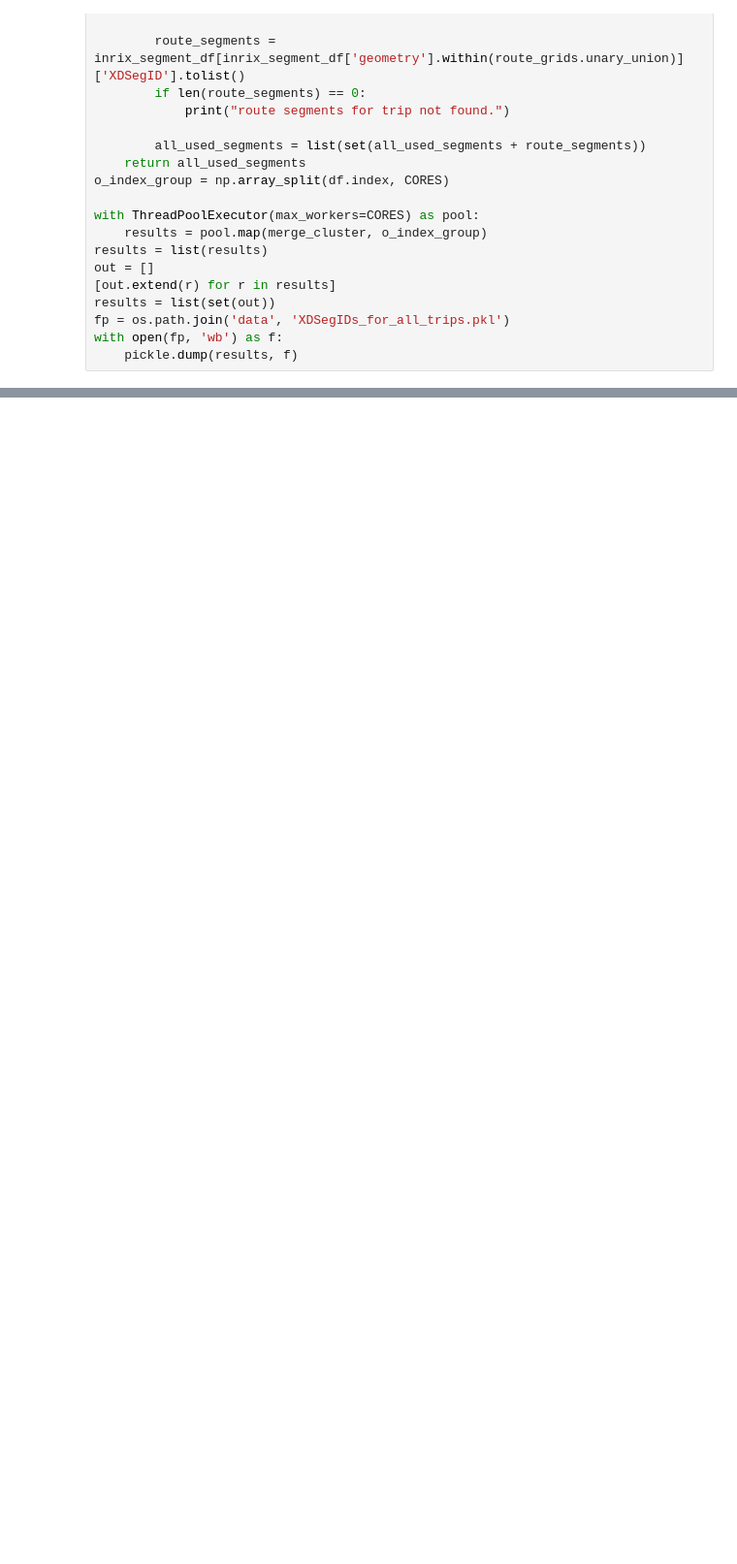
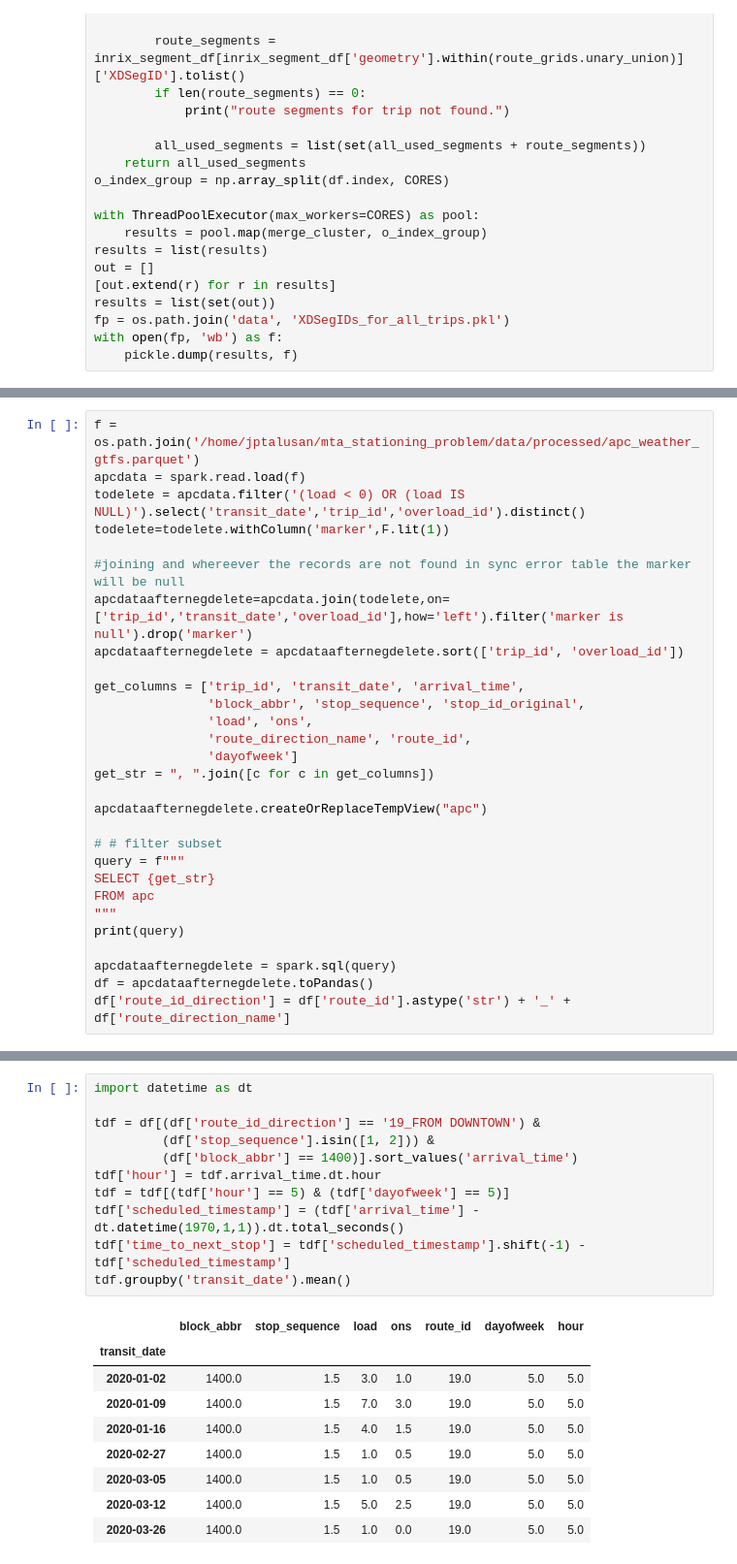
Before and after one commit to jptalusan/wego_occupancy_clean, a Jupyter notebook: notebooks/data_generation.ipynb, the cells around one changed output, grey strips where cells are left out. Shown at 97% size. Cells and saved outputs as stored; diff of their text form; blank space fills up the shorter version.

```diff
--- a/notebooks/data_generation.ipynb
+++ b/notebooks/data_generation.ipynb
@@ -177,0 +191,29 @@ with open(fp, 'wb') as f:
+# %%
+f = os.path.join('/home/jptalusan/mta_stationing_problem/data/processed/apc_weather_gtfs.parquet')
+apcdata = spark.read.load(f)
+todelete = apcdata.filter('(load < 0) OR (load IS NULL)').select('transit_date','trip_id','overload_id').distinct()
+todelete=todelete.withColumn('marker',F.lit(1))
+
+#joining and whereever the records are not found in sync error table the marker will be null
+apcdataafternegdelete=apcdata.join(todelete,on=['trip_id','transit_date','overload_id'],how='left').filter('marker is null').drop('marker')
+apcdataafternegdelete = apcdataafternegdelete.sort(['trip_id', 'overload_id'])
+
+get_columns = ['trip_id', 'transit_date', 'arrival_time',
+               'block_abbr', 'stop_sequence', 'stop_id_original',
+               'load', 'ons',
+               'route_direction_name', 'route_id',
+               'dayofweek']
+get_str = ", ".join([c for c in get_columns])
+
+apcdataafternegdelete.createOrReplaceTempView("apc")
+
+# # filter subset
+query = f"""
+SELECT {get_str}
+FROM apc
+"""
+print(query)
+
+apcdataafternegdelete = spark.sql(query)
+df = apcdataafternegdelete.toPandas()
+df['route_id_direction'] = df['route_id'].astype('str') + '_' + df['route_direction_name']
@@ -177,0 +252,21 @@ with open(fp, 'wb') as f:
+# %%
+import datetime as dt
+
+tdf = df[(df['route_id_direction'] == '19_FROM DOWNTOWN') &
+         (df['stop_sequence'].isin([1, 2])) &
+         (df['block_abbr'] == 1400)].sort_values('arrival_time')
+tdf['hour'] = tdf.arrival_time.dt.hour
+tdf = tdf[(tdf['hour'] == 5) & (tdf['dayofweek'] == 5)]
+tdf['scheduled_timestamp'] = (tdf['arrival_time'] - dt.datetime(1970,1,1)).dt.total_seconds()
+tdf['time_to_next_stop'] = tdf['scheduled_timestamp'].shift(-1) - tdf['scheduled_timestamp']
+tdf.groupby('transit_date').mean()
+# %% [output]
+|  | block_abbr | stop_sequence | load | ons | route_id | dayofweek | hour |
+| transit_date |  |  |  |  |  |  |  |
+| 2020-01-02 | 1400.0 | 1.5 | 3.0 | 1.0 | 19.0 | 5.0 | 5.0 |
+| 2020-01-09 | 1400.0 | 1.5 | 7.0 | 3.0 | 19.0 | 5.0 | 5.0 |
+| 2020-01-16 | 1400.0 | 1.5 | 4.0 | 1.5 | 19.0 | 5.0 | 5.0 |
+| 2020-02-27 | 1400.0 | 1.5 | 1.0 | 0.5 | 19.0 | 5.0 | 5.0 |
+| 2020-03-05 | 1400.0 | 1.5 | 1.0 | 0.5 | 19.0 | 5.0 | 5.0 |
+| 2020-03-12 | 1400.0 | 1.5 | 5.0 | 2.5 | 19.0 | 5.0 | 5.0 |
+| 2020-03-26 | 1400.0 | 1.5 | 1.0 | 0.0 | 19.0 | 5.0 | 5.0 |
```
Also changed, not shown: parts of 13 cells of this notebook, 12 other files.
